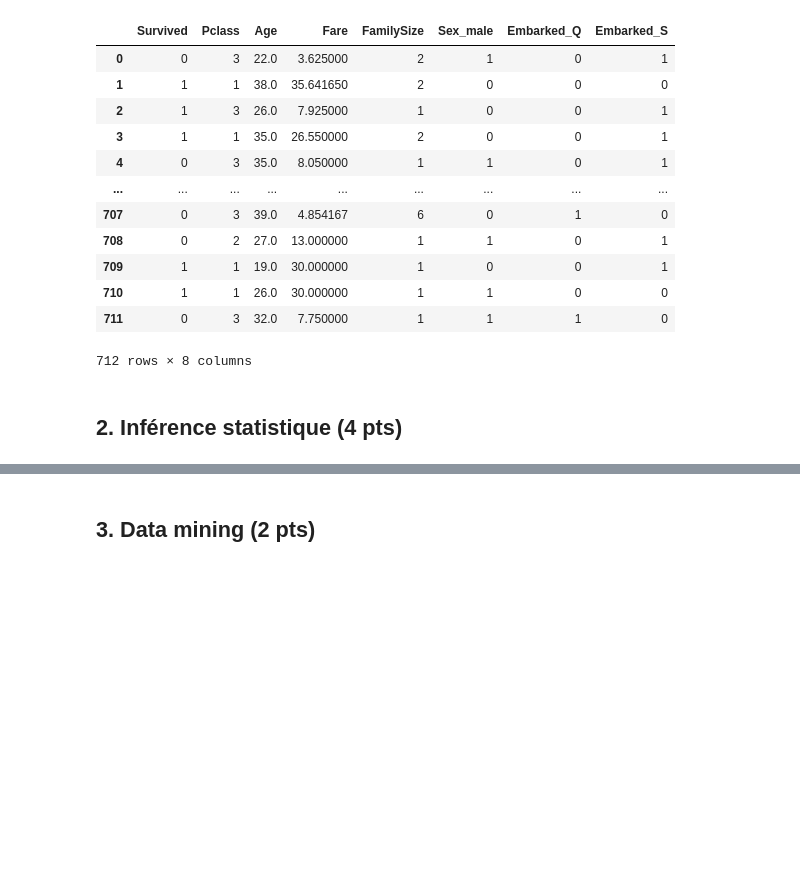
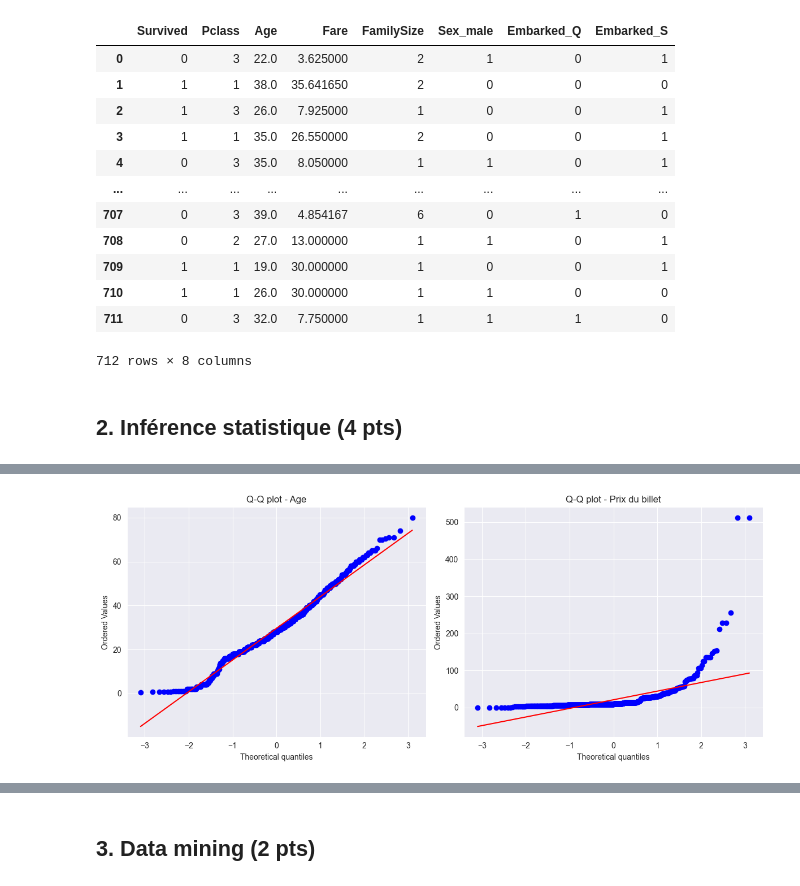
Before and after one commit to cutiips/TheBancalRepo, a Jupyter notebook: No11_LudovicMarquis_JonathanCurty.ipynb, the cells around one changed output, grey strips where cells are left out. Saved outputs shown, nothing was run; the diff lists cells and outputs as text; code cells hidden in the pictures; blank space fills up the shorter version.

```diff
--- a/No11_LudovicMarquis_JonathanCurty.ipynb
+++ b/No11_LudovicMarquis_JonathanCurty.ipynb
@@ -441 +501,17 @@ Cohen's d = -0.1683216395507548
+# %%
+# Q-Q plots pour vérification de la normalité
+plt.figure(figsize=(12, 5))
+
+plt.subplot(1, 2, 1)
+stats.probplot(data_clean["Age"], dist="norm", plot=plt)
+plt.title("Q-Q plot - Age")
+
+plt.subplot(1, 2, 2)
+stats.probplot(data_clean["Fare"], dist="norm", plot=plt)
+plt.title("Q-Q plot - Prix du billet")
+
+plt.tight_layout()
+plt.show()
+# %% [output]
+[figure, added]
 # %%
```
Also changed, not shown: parts of 36 cells of this notebook.
